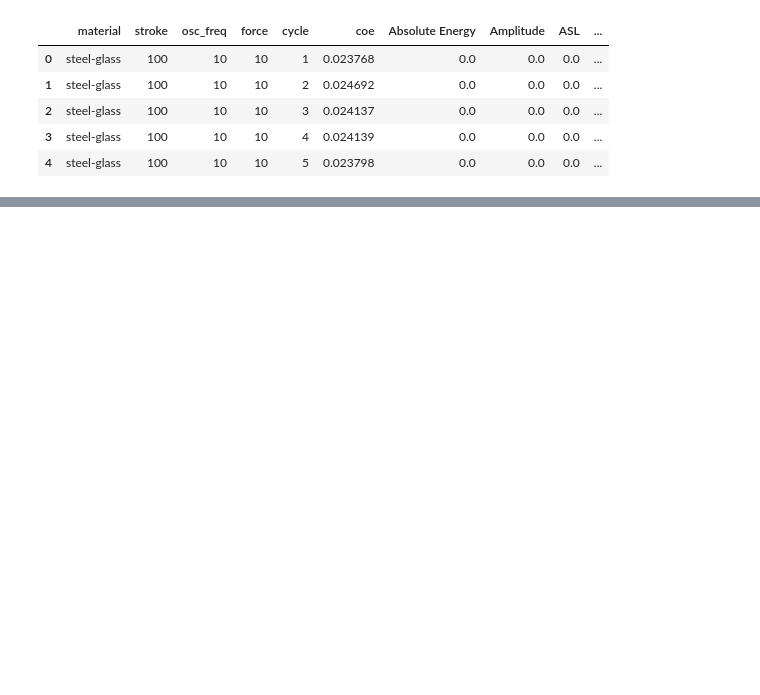
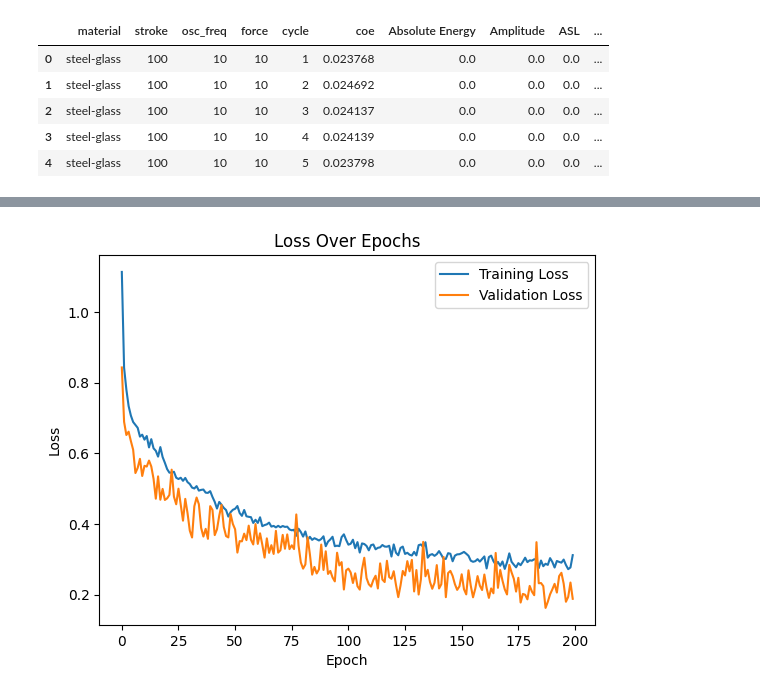
Before and after one commit to buy0range/code_internship, a Jupyter notebook: algorithm.ipynb, the cells around one changed output, grey strips where cells are left out. Saved outputs shown, nothing was run; the diff lists cells and outputs as text; code cells hidden in the pictures; blank space fills up the shorter version.

Commit message:
pure csv data and DNN

```diff
--- a/algorithm.ipynb
+++ b/algorithm.ipynb
@@ -18,7 +20,7 @@ from sklearn.model_selection import train_test_split
 # 划分数据集
 X = df.drop(['stage', 'material', 'stroke'], axis = 1)
 y = df['stage']
-X_train, X_test, y_train, y_test = train_test_split(X, y, test_size=0.2, stratify=y)
+X_train, X_test, y_train, y_test = train_test_split(X, y, test_size=0.3, stratify=y)
 # %%
 print(X_train.shape)
 # %% [output]
@@ -53,8 +27,0 @@ Min label in y_train: 0
-# %%
-# train model
-model.fit(X_train, y_train, epochs=100, batch_size=32, validation_data=(X_test, y_test))
-
-# evaluate model
-score = model.evaluate(X_test, y_test, verbose=0)
-print('Test loss:', score[0])
-print('Test accuracy:', score[1])
@@ -78,0 +28,78 @@ Test accuracy: 0.9524121284484863
+# %%
+from tensorflow.keras.models import Sequential
+from tensorflow.keras.layers import Dense, BatchNormalization, Dropout, Input
+from tensorflow.keras.optimizers import Adam
+from tensorflow.keras.callbacks import EarlyStopping, ReduceLROnPlateau
+import numpy as np
+import matplotlib.pyplot as plt
+from sklearn.utils import class_weight
+
+# 计算类别权重
+class_weights = class_weight.compute_class_weight(
+    'balanced',
+    classes=np.unique(y_train),
+    y=y_train
+)
+class_weights_dict = dict(enumerate(class_weights))
+
+# 模型构建（调整后的结构）
+model = Sequential([
+    Input(shape=(X_train.shape[1],)),
+    Dense(512, activation='relu'),
+    BatchNormalization(),
+    Dropout(0.5),
+    Dense(256, activation='relu'),
+    Dropout(0.5),
+    Dense(128, activation='relu'),
+    Dense(len(np.unique(y_train)), activation='softmax')
+])
+
+# 使用自定义学习率的优化器
+optimizer = Adam(learning_rate=0.001)
+model.compile(
+    optimizer=optimizer,
+    loss='sparse_categorical_crossentropy',
+    metrics=['accuracy']
+)
+
+# 定义回调函数
+# early_stopping = EarlyStopping(
+#     monitor='val_loss',
+#     patience=10,
+#     restore_best_weights=True
+# )
+reduce_lr = ReduceLROnPlateau(
+    monitor='val_loss',
+    factor=0.2,
+    patience=5,
+    min_lr=1e-6
+)
+
+# 训练模型
+history = model.fit(
+    X_train, y_train,
+    epochs=200,
+    batch_size=64,
+    validation_data=(X_test, y_test),
+    #callbacks=[early_stopping, reduce_lr],
+    class_weight=class_weights_dict
+)
+
+# 绘制训练曲线
+plt.plot(history.history['loss'], label='Training Loss')
+plt.plot(history.history['val_loss'], label='Validation Loss')
+plt.title('Loss Over Epochs')
+plt.xlabel('Epoch')
+plt.ylabel('Loss')
+plt.legend()
+plt.show()
+
+# 绘制准确率曲线
+plt.plot(history.history['accuracy'], label='Training Accuracy')
+plt.plot(history.history['val_accuracy'], label='Validation Accuracy')
+plt.title('Accuracy Over Epochs')
+plt.xlabel('Epoch')
+plt.ylabel('Accuracy')
+plt.legend()
+plt.show()
+# %% [output]
@@ -78,0 +123 @@ Test accuracy: 0.9524121284484863
+[figure, added]
```
Also changed, not shown: parts of 6 cells of this notebook.
